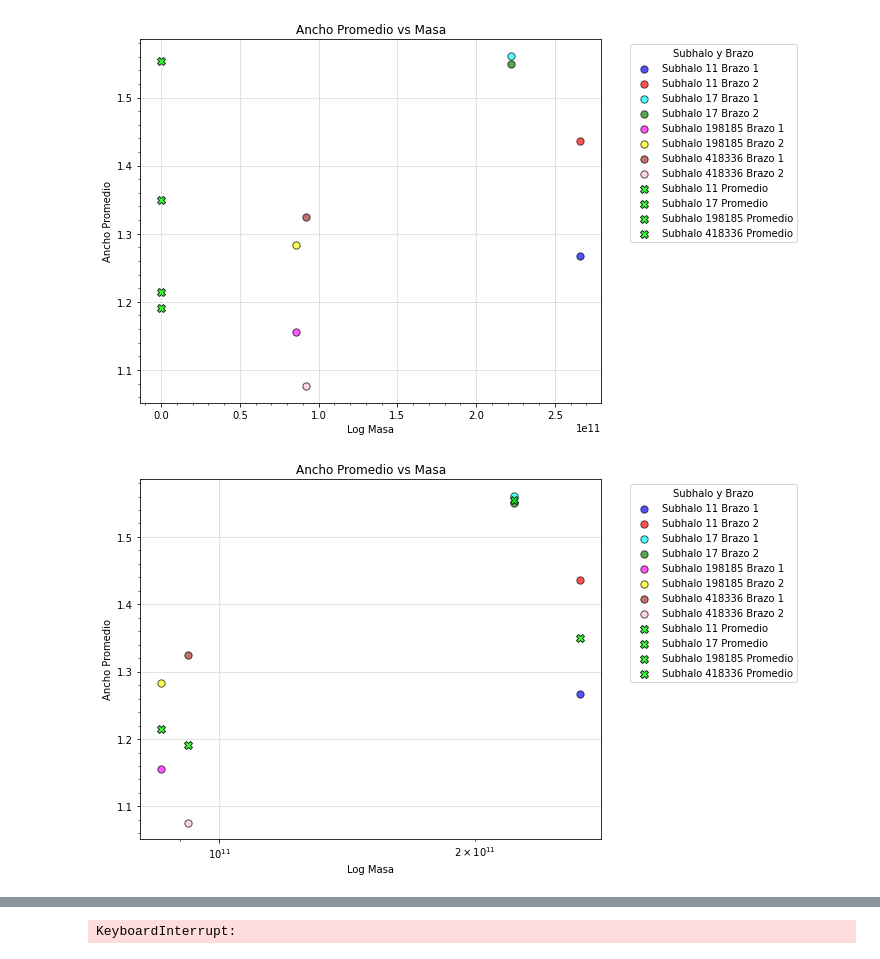
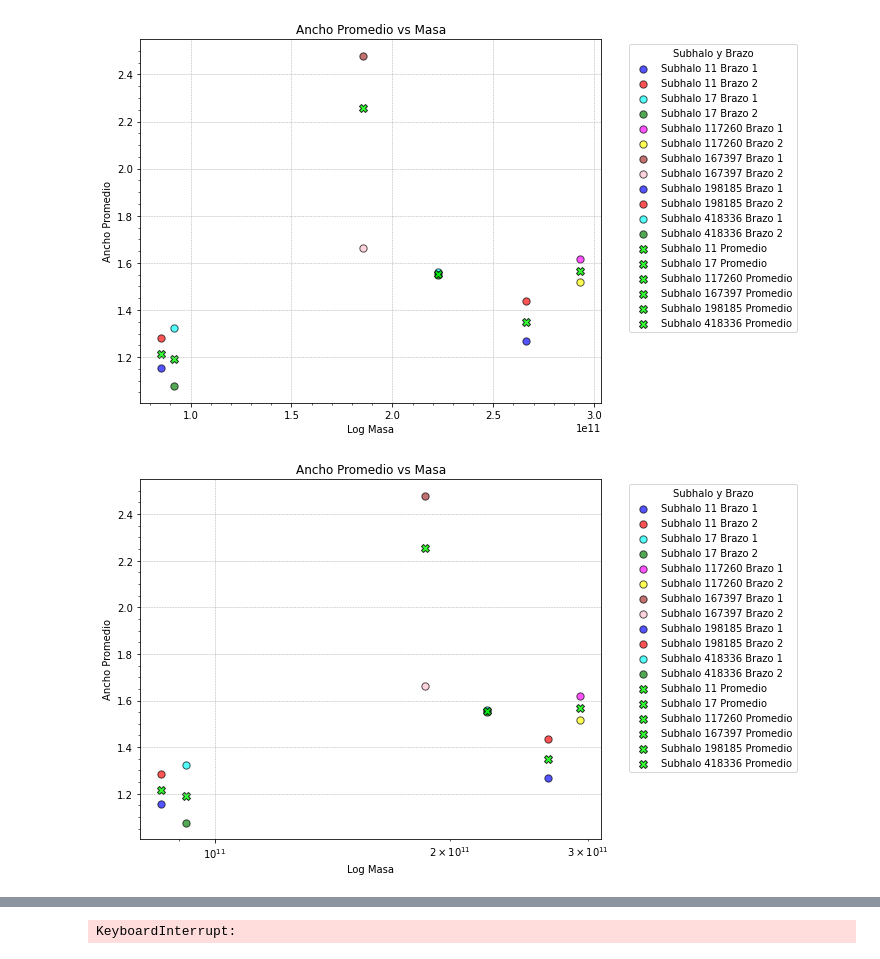
Before and after one commit to danielhcertuche/SpiralStructure_IllustrisTNG50, a Jupyter notebook: NOTEBOOKS/02_analysis_params.ipynb, the cells around one changed output, grey strips where cells are left out. Saved outputs shown, nothing was run; the diff lists cells and outputs as text; code cells hidden in the pictures.

```diff
--- a/NOTEBOOKS/02_analysis_params.ipynb
+++ b/NOTEBOOKS/02_analysis_params.ipynb
@@ -18,7 +18,11 @@ files = [
     'Halo_198185_Arm1_widths_Oct10.csv',
     'Halo_198185_Arm2_widths_Oct10.csv',
     'Halo_418336_Arm1_widths_Oct10.csv',
-    'Halo_418336_Arm2_widths_Oct10.csv'
+    'Halo_418336_Arm2_widths_Oct10.csv',
+    'Halo_167397_Arm1_widths_Oct10.csv',
+    'Halo_167397_Arm2_widths_Oct10.csv',
+    'Halo_117260_Arm1_widths_Oct10.csv',
+    'Halo_117260_Arm2_widths_Oct10.csv',
 ]
 
 dataframes = []
@@ -41,7 +45,7 @@ all_data = pd.concat(dataframes, ignore_index=True)
 
 #print(all_data.head())
 # %%
-halo_id = 11
+halo_id = 117260
 halo_data = all_data[all_data['halo_id'] == halo_id]
 
 x_tracing_coords = halo_data['x_tracing'].values
@@ -314,7 +324,7 @@ merged_data_avg_subhalo = pd.merge(width_avg_subhalo, mass_specs_data, left_on='
 # Grafica masa vs ancho promedio
 plt.figure(figsize=(10, 6))  # Hacer la gráfica cuadrada
 
-colorses = [['blue', 'red'],['cyan','green'],['magenta','yellow'],['brown','pink']]
+colorses = [['blue', 'red'],['cyan','green'],['magenta','yellow'],['brown','pink'],['blue', 'red'],['cyan','green']]
 # Iterar sobre cada subhalo y graficar sus brazos
 i_color = 0
 for halo_id in merged_data['halo_id'].unique():
@@ -362,14 +372,14 @@ plt.grid(which='major', linestyle='--', linewidth=0.5)
 plt.tight_layout()
 plt.show()
 # %% [output]
-[figure, old version]
+[figure, new version]
 # %%
 import matplotlib.pyplot as plt
 
 # Grafica masa vs ancho promedio
 plt.figure(figsize=(10, 6))  # Hacer la gráfica cuadrada
 
-colorses = [['blue', 'red'], ['cyan', 'green'], ['magenta', 'yellow'], ['brown', 'pink']]
+colorses = [['blue', 'red'], ['cyan', 'green'], ['magenta', 'yellow'], ['brown', 'pink'],['blue', 'red'],['cyan','green']]
 # Iterar sobre cada subhalo y graficar sus brazos
 i_color = 0
 for halo_id in merged_data['halo_id'].unique():
@@ -393,34 +403,34 @@ for halo_id in merged_data['halo_id'].unique():
 
 # Graficar el ancho promedio por subhalo
 for i, row in merged_data_avg_subhalo.iterrows():
     mass = 10 ** row['logmass']  # Convertir logmass a masa lineal
     width_avg = row['width_sum']
     plt.scatter(
         mass,
         width_avg,
         color='lime',
         label=f'Subhalo {int(row["halo_id"])} Promedio',
         alpha=0.8,
         edgecolor='black',
         s=64,
         marker='X'
     )
 
 # Establecer escala logarítmica en el eje x
 plt.xscale('log')
 
 plt.xlabel(r'Log Masa')
 plt.ylabel('Ancho Promedio')
 plt.title('Ancho Promedio vs Masa')
 plt.legend(bbox_to_anchor=(1.05, 1), loc='upper left', title='Subhalo y Brazo')
 plt.grid(True, linestyle='--', linewidth=0.5)
 plt.minorticks_on()
 plt.grid(which='major', linestyle='--', linewidth=0.5)
 
 plt.tight_layout()
 plt.show()
 # %% [output]
-[figure, old version]
+[figure, new version]
 # %%
 import matplotlib.pyplot as plt
 import numpy as np
```
Also changed, not shown: parts of 10 cells of this notebook, 7 other files.
